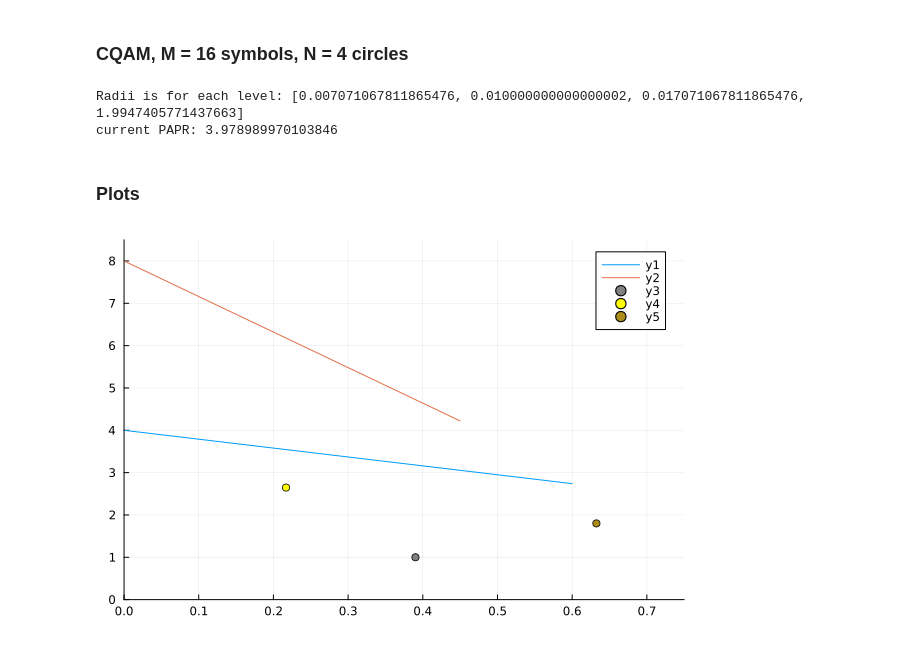
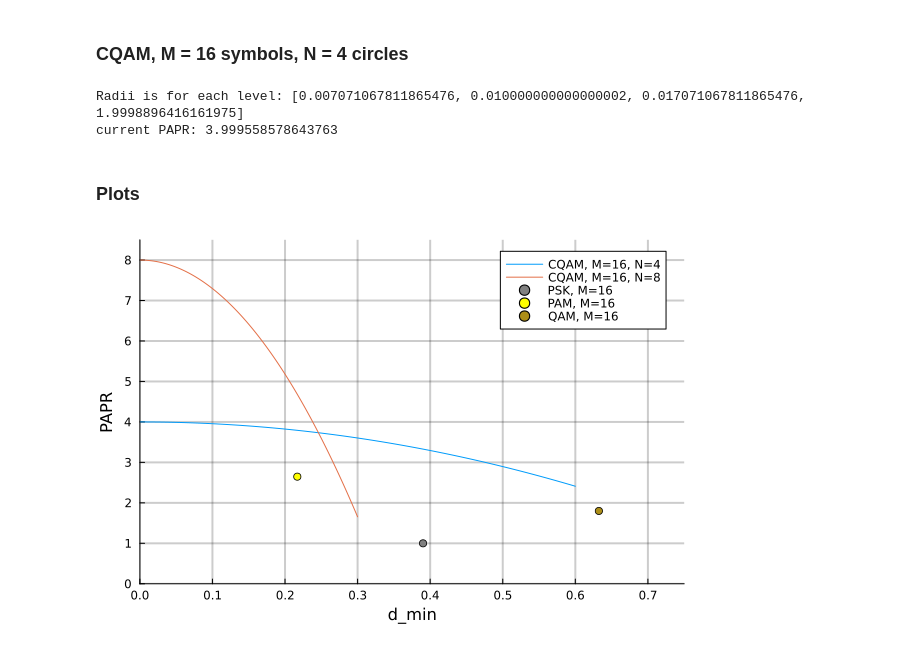
Before and after one commit to DimitriosDiakoloukas/Constellations-for-SWIPT, a Jupyter notebook: ergasia_notebook.ipynb, the cells around one changed output. Drawn from its saved outputs; the diff is of its cells as text; code cells hidden in the pictures.

Commit message:
almost fix algo and add plot visual candy

```diff
--- a/ergasia_notebook.ipynb
+++ b/ergasia_notebook.ipynb
@@ -104,7 +104,7 @@ function cqam_symbol_packets(dmin, M, N)
         push!(radii, Ri)
     end
 
-    Rn = sqrt(N - sum(norm(radii)))
+    Rn = sqrt(N - sum(r^2 for r in radii))
     push!(radii, Rn)
     return radii
 end
@@ -116,34 +116,36 @@ s = cqam_symbol_packets(dmin, M, N)
 println("Radii is for each level: $s")
 println("current PAPR: ", s[end]^2)
 # %% [output]
-Radii is for each level: [0.007071067811865476, 0.010000000000000002, 0.017071067811865476, 1.9947405771437663]
-current PAPR: 3.978989970103846
+Radii is for each level: [0.007071067811865476, 0.010000000000000002, 0.017071067811865476, 1.9998896416161975]
+current PAPR: 3.999558578643763
 # %% [markdown]
 ### Plots
 # %%
 using Plots
 gr()
 
 minimum_distance_N4 = [dmin for dmin ∈ 0.001:0.001:0.6]
-minimum_distance_N8 = [dmin for dmin ∈ 0.001:0.001:0.45]
+minimum_distance_N8 = [dmin for dmin ∈ 0.001:0.001:0.30]
 
 M = 16
 N4 = 4
 N8 = 8
 
 papr_N4 = [cqam_symbol_packets(dmin, M, N4)[end]^2 for dmin ∈ minimum_distance_N4]
 papr_N8 = [cqam_symbol_packets(dmin, M, N8)[end]^2 for dmin ∈ minimum_distance_N8]
 
-plot(minimum_distance_N4, papr_N4)
-plot!(minimum_distance_N8, papr_N8)
+plot(minimum_distance_N4, papr_N4, label="CQAM, M=16, N=4", gridalpha=0.2, gridlinewidth=2)
+plot!(minimum_distance_N8, papr_N8, label="CQAM, M=16, N=8")
 # print(d_min_psk_16)
 yticks!(0:1:ceil(maximum(papr_N8)))
 xticks!(0:0.1:ceil(maximum(minimum_distance_N4)))
 xlims!(0, 0.75)
 ylims!(0, 8.5)
 # ylims!(, ceil(maximum(papr_N4))/2)
-scatter!([d_min_psk_16], [papr_psk_16], color=:gray)
-scatter!([d_min_pam_16], [papr_pam_16], color=:yellow)
-scatter!([d_min_qam_16], [papr_qam_16])
+scatter!([d_min_psk_16], [papr_psk_16], label="PSK, M=16", color=:gray)
+scatter!([d_min_pam_16], [papr_pam_16], label="PAM, M=16", color=:yellow)
+scatter!([d_min_qam_16], [papr_qam_16], label="QAM, M=16")
+xlabel!("d_min")
+ylabel!("PAPR")
 # %% [output]
-[figure, old version]
+[figure, new version]
```
Also changed, not shown: parts of 3 cells of this notebook.
